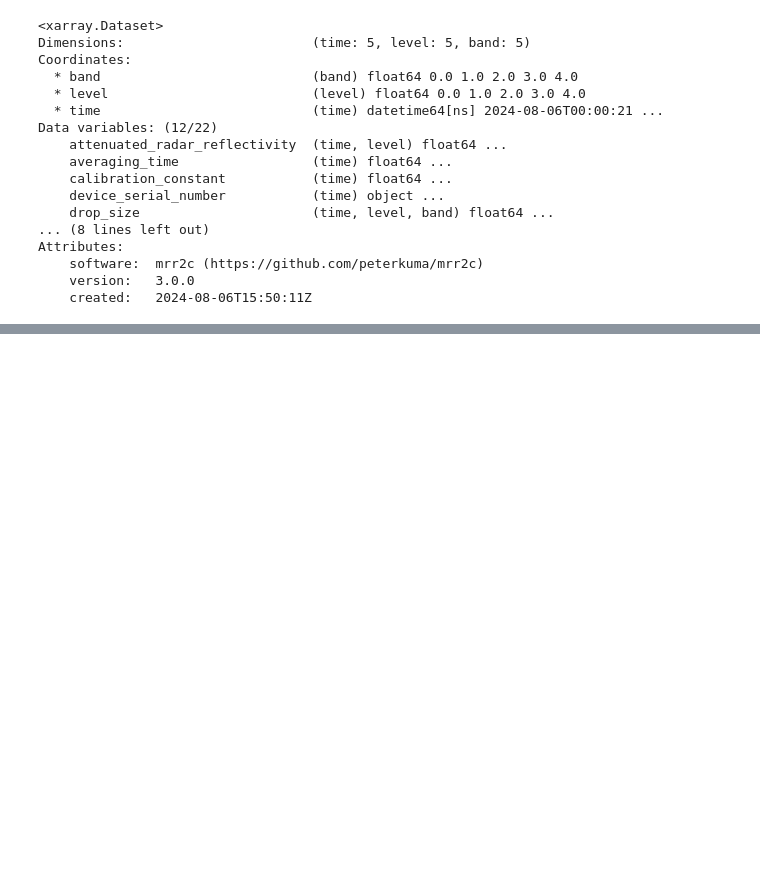
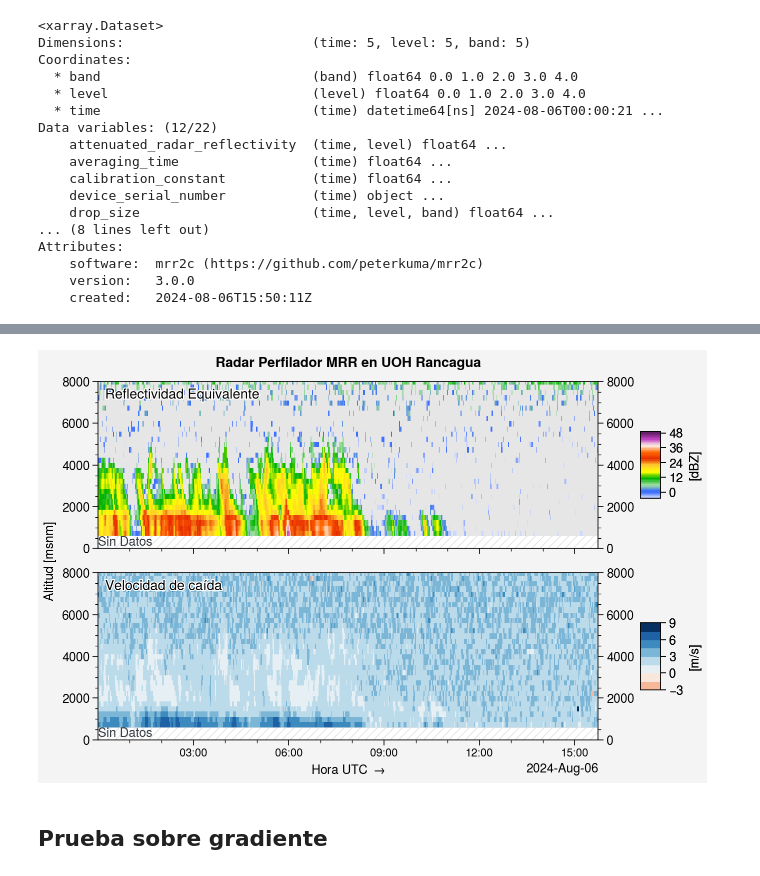
Before and after one commit to Ynoc01/RadarVisualisation, a Jupyter notebook: PlotRadar/PlotRadar.ipynb, the cells around one changed output, grey strips where cells are left out. Saved outputs shown, nothing was run; the diff lists cells and outputs as text; code cells hidden in the pictures; blank space fills up the shorter version.

```diff
--- a/PlotRadar/PlotRadar.ipynb
+++ b/PlotRadar/PlotRadar.ipynb
@@ -195,0 +254,30 @@ plt.savefig("2024_0806_mrr2c_1.png")
+# %%
+def suavizar_datos_horizontal(datos, suavizado):
+    if suavizado % 2 == 0:  # Imprime error en caso de ser un número impar
+        raise ValueError("El valor de suavizado debe ser un número impar.")
+
+    marco = (suavizado - 1) // 2  # Calcula marcos izquierdo y derecho
+
+    # Crear una matriz extendida para manejar los bordes (rellenada con ceros, tipo convolucion)
+    extended_data = np.zeros((datos.shape[0], datos.shape[1] + suavizado - 1))
+    extended_data[:, marco:marco + datos.shape[1]] = datos
+
+    # Matriz para almacenar los datos suavizados
+    datos_suavizados = np.zeros(datos.shape)
+
+    # Aplicar el suavizado horizontalmente (por cada nivel de tiempo)
+    for i in range(datos.shape[1]):  # Recorre cada columna (altura)
+        datos_suavizados[:, i] = np.mean(extended_data[:, i:i + suavizado], axis=1)
+
+    return datos_suavizados
+# %%
+suavizado = 7
+Ze_suavizado_horizontal = suavizar_datos_horizontal(Ze, suavizado)
+Vf_suavizado_horizontal = suavizar_datos_horizontal(Vf, suavizado)
+
+# Ploteamos los datos suavizados
+plot_mrr2(xlim, pd.to_datetime(ds.time.values), heights, Ze_suavizado_horizontal, Vf_suavizado_horizontal, hora_local=False)
+# %% [output]
+[figure, added]
+# %% [markdown]
+## Prueba sobre gradiente
```
Also changed, not shown: parts of 40 cells of this notebook, 13 other files.
